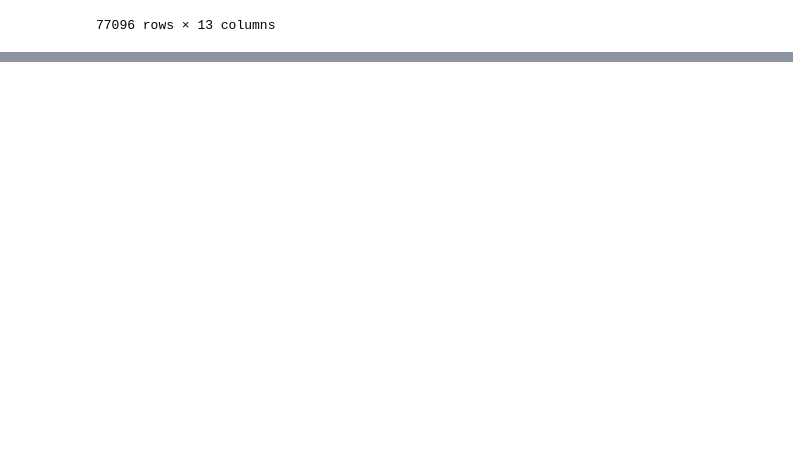
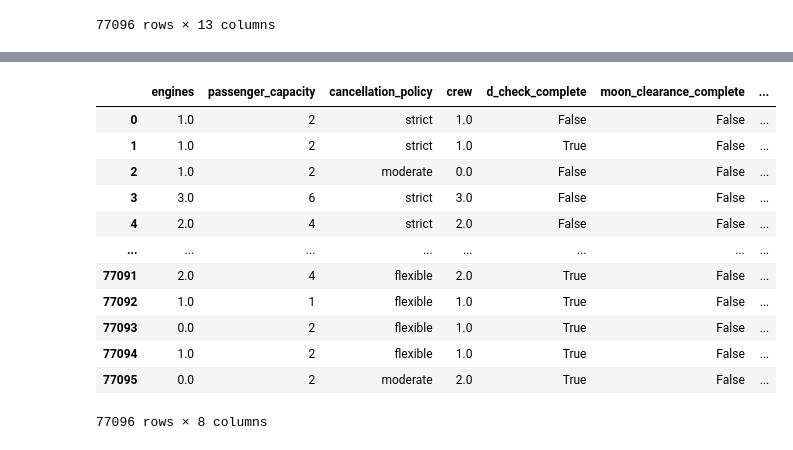
Before and after one commit to Sparkle-Muffin/spaceflights, a Jupyter notebook: notebooks/data-exploration.ipynb, the cells around one changed output, grey strips where cells are left out. Cells and saved outputs as stored; diff of their text form; code cells hidden in the pictures; blank space fills up the shorter version.

```diff
--- a/notebooks/data-exploration.ipynb
+++ b/notebooks/data-exploration.ipynb
@@ -80,3 +32,6 @@ dtype: object
+# %%
+def _is_true(x: pd.Series) -> pd.Series:
+    return x == "t"
 # %%
 type(companies)
 # %% [output]
@@ -176,10 +134,13 @@ price                       object
 company_id                   int64
 dtype: object
 # %%
-shuttles["d_check_complete"] = shuttles["d_check_complete"] == "t"
-shuttles["moon_clearance_complete"] = shuttles["moon_clearance_complete"] == "t"
+shuttles["d_check_complete"] = _is_true(shuttles["d_check_complete"])
+shuttles["moon_clearance_complete"] = _is_true(shuttles["moon_clearance_complete"])
+# %%
+def _parse_money(x:pd.Series) -> pd.Series:
+    return x.str.replace("$", "").str.replace(",", "").astype(float)
 # %%
-shuttles["price"] = shuttles["price"].str.replace("$", "").str.replace(",", "").astype(float)
+shuttles["price"] = _parse_money(shuttles["price"])
 # %%
 shuttles.dtypes
 # %% [output]
@@ -234,3 +205,6 @@ catalog.load("shuttles")
 | 77094 | 21738 | Uzbekistan | Type V5 | Plasma | ThetaBase Services | 1.0 | 2 | ... |
 | 77095 | 72645 | Malta | Type F5 | Quantum | ThetaBase Services | 0.0 | 2 | ... |
 77096 rows × 13 columns
+# %%
+shuttles.iloc[:, 5:]
+# %% [output]
@@ -236,0 +212,13 @@ catalog.load("shuttles")
+|  | engines | passenger_capacity | cancellation_policy | crew | d_check_complete | moon_clearance_complete | ... |
+| 0 | 1.0 | 2 | strict | 1.0 | False | False | ... |
+| 1 | 1.0 | 2 | strict | 1.0 | True | False | ... |
+| 2 | 1.0 | 2 | moderate | 0.0 | False | False | ... |
+| 3 | 3.0 | 6 | strict | 3.0 | False | False | ... |
+| 4 | 2.0 | 4 | strict | 2.0 | False | False | ... |
+| ... | ... | ... | ... | ... | ... | ... | ... |
+| 77091 | 2.0 | 4 | flexible | 2.0 | True | False | ... |
+| 77092 | 1.0 | 1 | flexible | 1.0 | True | False | ... |
+| 77093 | 0.0 | 2 | flexible | 1.0 | True | False | ... |
+| 77094 | 1.0 | 2 | flexible | 1.0 | True | False | ... |
+| 77095 | 0.0 | 2 | moderate | 2.0 | True | False | ... |
+77096 rows × 8 columns
```
Also changed, not shown: parts of 11 cells of this notebook.
